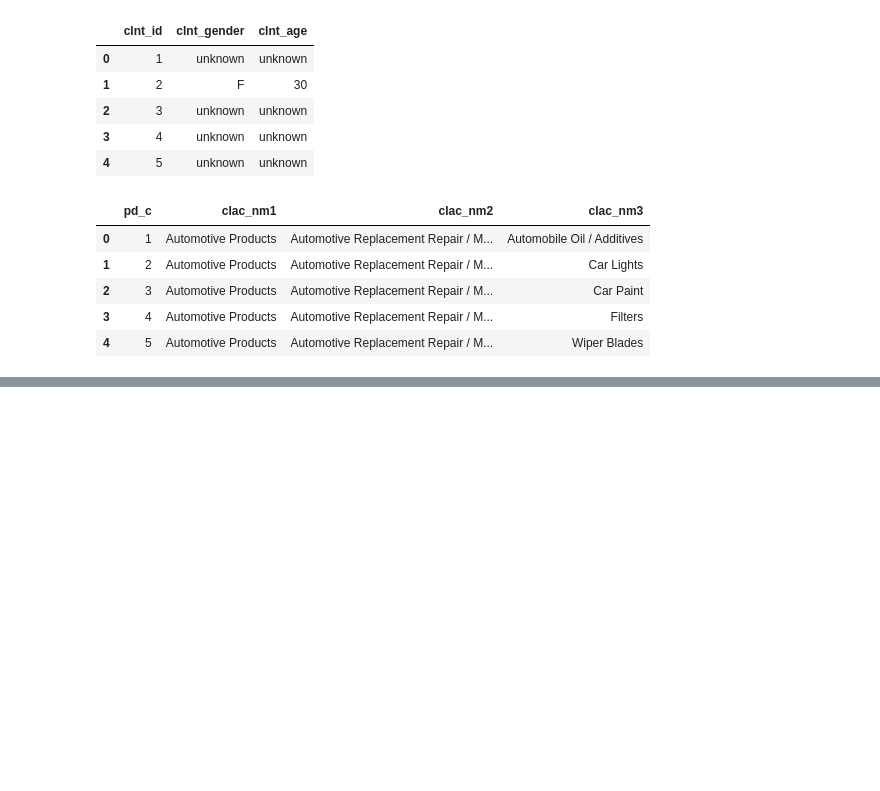
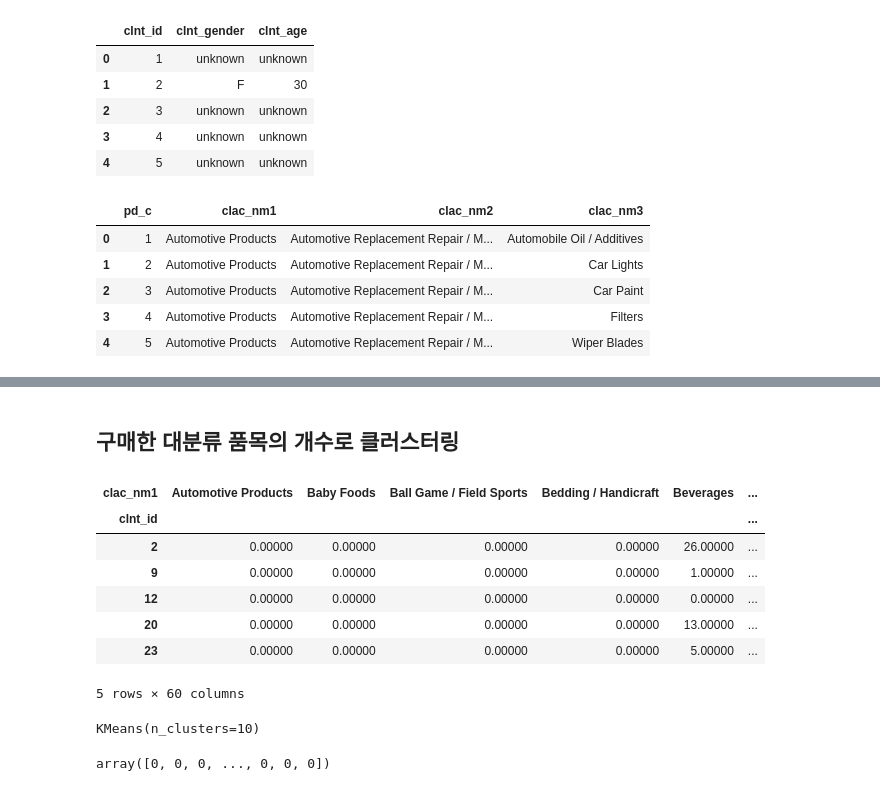
Before and after one commit to Gyeol0/Personalized-Content-Recommendation, a Jupyter notebook: clustering.ipynb, the cells around one changed output, grey strips where cells are left out. Saved outputs shown, nothing was run; the diff lists cells and outputs as text; code cells hidden in the pictures; blank space fills up the shorter version.

```diff
--- a/clustering.ipynb
+++ b/clustering.ipynb
@@ -82,0 +186,24 @@ online_data
+# %% [markdown]
+## 구매한 대분류 품목의 개수로 클러스터링
+# %%
+trade_pivot_3 = trade_merge.pivot_table(index = 'clnt_id', columns = 'clac_nm1', aggfunc = 'sum', values = 'buy_ct').fillna(0)
+# %%
+trade_pivot_3.head()
+# %% [output]
+| clac_nm1 | Automotive Products | Baby Foods | Ball Game / Field Sports | Bedding / Handicraft | Beverages | ... |
+| clnt_id |  |  |  |  |  | ... |
+| 2 | 0.00000 | 0.00000 | 0.00000 | 0.00000 | 26.00000 | ... |
+| 9 | 0.00000 | 0.00000 | 0.00000 | 0.00000 | 1.00000 | ... |
+| 12 | 0.00000 | 0.00000 | 0.00000 | 0.00000 | 0.00000 | ... |
+| 20 | 0.00000 | 0.00000 | 0.00000 | 0.00000 | 13.00000 | ... |
+| 23 | 0.00000 | 0.00000 | 0.00000 | 0.00000 | 5.00000 | ... |
+5 rows × 60 columns
+# %%
+kmeans_3 = KMeans(n_clusters = 10)
+kmeans_3.fit(trade_pivot_3.values)
+# %% [output]
+KMeans(n_clusters=10)
+# %%
+kmeans_3.predict(trade_pivot_3.values)
+# %% [output]
+array([0, 0, 0, ..., 0, 0, 0])
```
Also changed, not shown: parts of 23 cells of this notebook.
